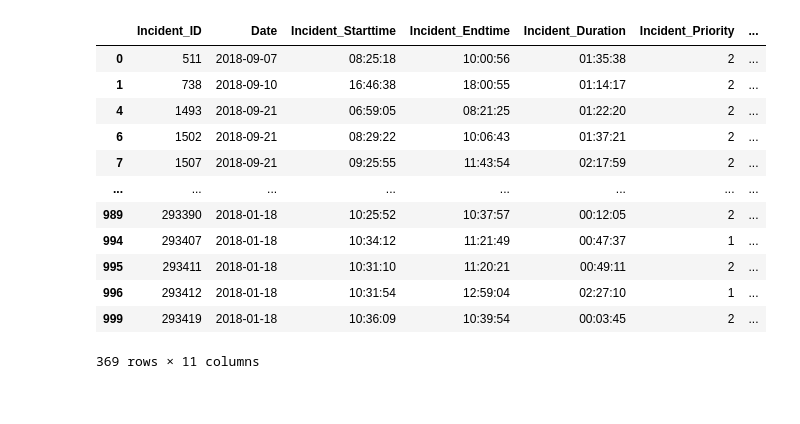
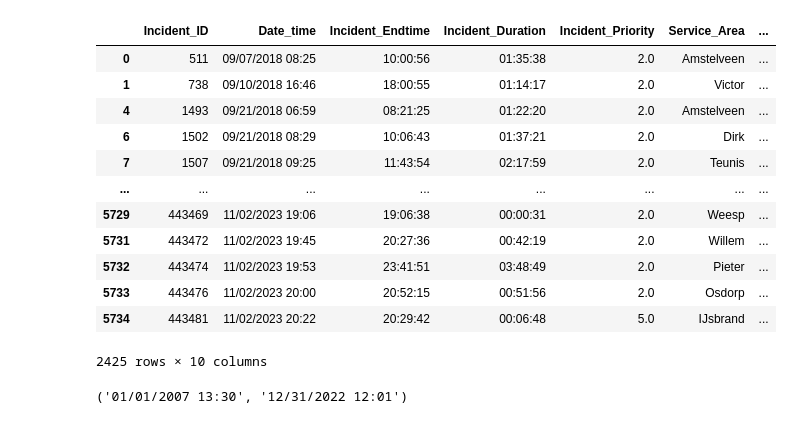
Before and after one commit to UhhBart/MSc_DSP_G2, a Jupyter notebook: src/data_cleaning.ipynb, the cells around one changed output. Cells and saved outputs as stored; diff of their text form; code cells hidden in the pictures.

```diff
--- a/src/data_cleaning.ipynb
+++ b/src/data_cleaning.ipynb
@@ -11,18 +16,28 @@ from folium.plugins import MarkerCluster
-# %%
-df = pd.read_csv(r'Data_bomen/Stom_Data_Incidents.csv')
-df = df[df['Damage_Type'] == 'Tree']
-df
-# %% [output]
-|  | Incident_ID | Date | Incident_Starttime | Incident_Endtime | Incident_Duration | Incident_Priority | ... |
-| 0 | 511 | 2018-09-07 | 08:25:18 | 10:00:56 | 01:35:38 | 2 | ... |
-| 1 | 738 | 2018-09-10 | 16:46:38 | 18:00:55 | 01:14:17 | 2 | ... |
-| 4 | 1493 | 2018-09-21 | 06:59:05 | 08:21:25 | 01:22:20 | 2 | ... |
-| 6 | 1502 | 2018-09-21 | 08:29:22 | 10:06:43 | 01:37:21 | 2 | ... |
-| 7 | 1507 | 2018-09-21 | 09:25:55 | 11:43:54 | 02:17:59 | 2 | ... |
-| ... | ... | ... | ... | ... | ... | ... | ... |
-| 989 | 293390 | 2018-01-18 | 10:25:52 | 10:37:57 | 00:12:05 | 2 | ... |
-| 994 | 293407 | 2018-01-18 | 10:34:12 | 11:21:49 | 00:47:37 | 1 | ... |
-| 995 | 293411 | 2018-01-18 | 10:31:10 | 11:20:21 | 00:49:11 | 2 | ... |
-| 996 | 293412 | 2018-01-18 | 10:31:54 | 12:59:04 | 02:27:10 | 1 | ... |
-| 999 | 293419 | 2018-01-18 | 10:36:09 | 10:39:54 | 00:03:45 | 2 | ... |
-369 rows × 11 columns
+# %%
+incs = pd.read_csv(r'Data_bomen/Incidenten_oorspronkelijk_volledig.csv')
+incs = incs[incs['Damage_Type'] == 'Tree']
+
+incs['Date_time'] = pd.to_datetime(incs['Date'] + ' ' + incs['Incident_Starttime'])
+incs['Date_time'] = incs['Date_time'].dt.strftime('%m/%d/%Y %H:%M')
+incs = incs[['Incident_ID', 'Date_time', 'Incident_Endtime', 'Incident_Duration', 'Incident_Priority',
+             'Service_Area', 'Municipality', 'Damage_Type', 'LON', 'LAT']]
+
+incs
+# %% [output]
+|  | Incident_ID | Date_time | Incident_Endtime | Incident_Duration | Incident_Priority | Service_Area | ... |
+| 0 | 511 | 09/07/2018 08:25 | 10:00:56 | 01:35:38 | 2.0 | Amstelveen | ... |
+| 1 | 738 | 09/10/2018 16:46 | 18:00:55 | 01:14:17 | 2.0 | Victor | ... |
+| 4 | 1493 | 09/21/2018 06:59 | 08:21:25 | 01:22:20 | 2.0 | Amstelveen | ... |
+| 6 | 1502 | 09/21/2018 08:29 | 10:06:43 | 01:37:21 | 2.0 | Dirk | ... |
+| 7 | 1507 | 09/21/2018 09:25 | 11:43:54 | 02:17:59 | 2.0 | Teunis | ... |
+| ... | ... | ... | ... | ... | ... | ... | ... |
+| 5729 | 443469 | 11/02/2023 19:06 | 19:06:38 | 00:00:31 | 2.0 | Weesp | ... |
+| 5731 | 443472 | 11/02/2023 19:45 | 20:27:36 | 00:42:19 | 2.0 | Willem | ... |
+| 5732 | 443474 | 11/02/2023 19:53 | 23:41:51 | 03:48:49 | 2.0 | Pieter | ... |
+| 5733 | 443476 | 11/02/2023 20:00 | 20:52:15 | 00:51:56 | 2.0 | Osdorp | ... |
+| 5734 | 443481 | 11/02/2023 20:22 | 20:29:42 | 00:06:48 | 5.0 | IJsbrand | ... |
+2425 rows × 10 columns
+# %%
+incs['Date_time'].min(), incs['Date_time'].max()
+# %% [output]
+('01/01/2007 13:30', '12/31/2022 12:01')
```
Also changed, not shown: parts of 7 cells of this notebook, 1 other file.
